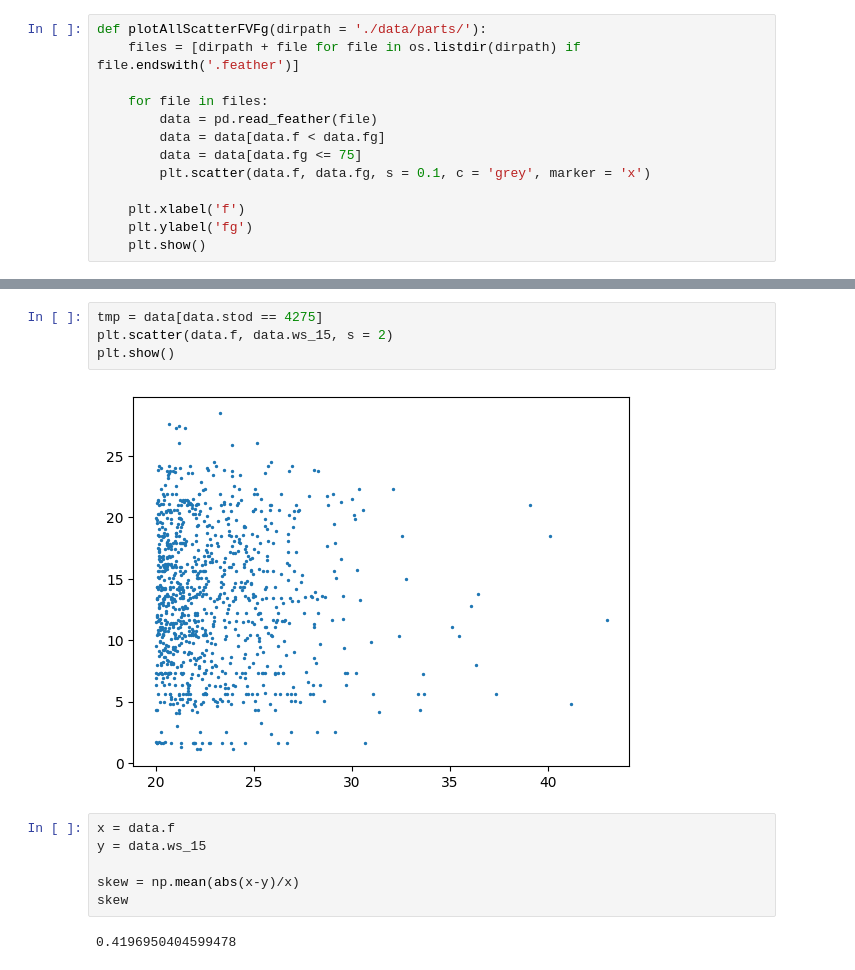
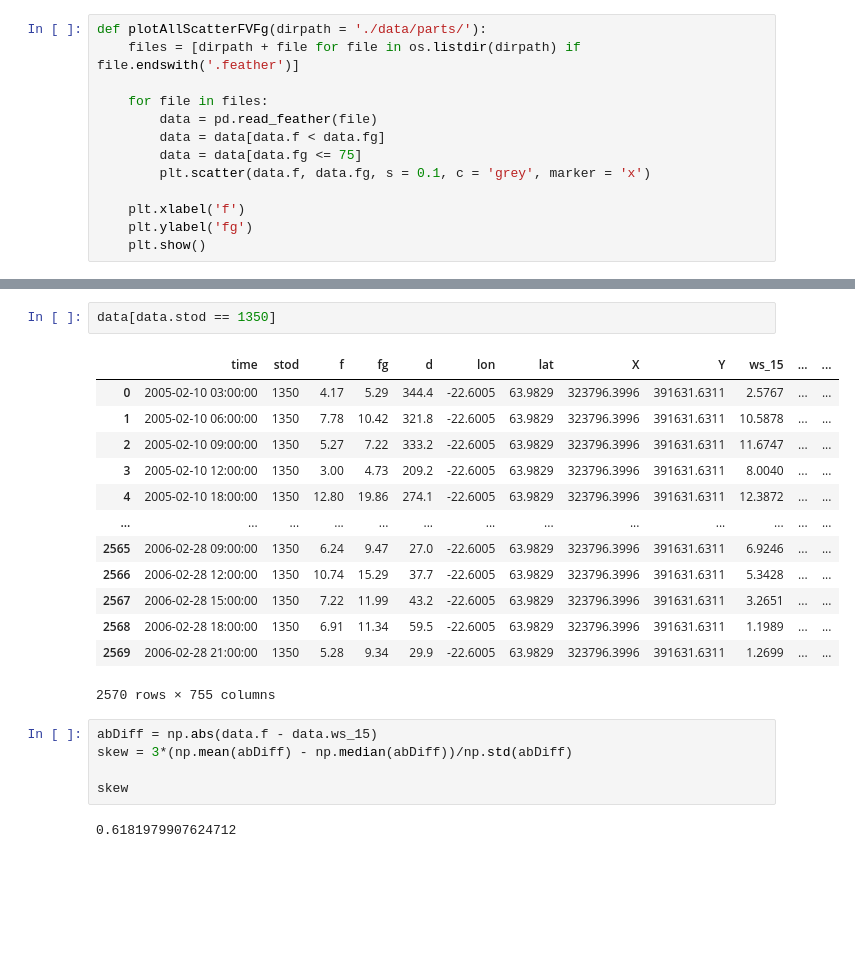
Before and after one commit to BrynjarGeir/lokaverkefni_vel, a Jupyter notebook: code/visualization/data_exploration.ipynb, the cells around one changed output, grey strips where cells are left out. Cells and saved outputs as stored; diff of their text form; blank space fills up the shorter version.

```diff
--- a/code/visualization/data_exploration.ipynb
+++ b/code/visualization/data_exploration.ipynb
@@ -190,14 +93,23 @@ plt.show()
-# %%
-tmp = data[data.stod == 4275]
-plt.scatter(data.f, data.ws_15, s = 2)
-plt.show()
-# %% [output]
-[figure, removed]
+# %%
+data[data.stod == 1350]
+# %% [output]
+|  | time | stod | f | fg | d | lon | lat | X | Y | ws_15 | ... | ... |
+| 0 | 2005-02-10 03:00:00 | 1350 | 4.17 | 5.29 | 344.4 | -22.6005 | 63.9829 | 323796.3996 | 391631.6311 | 2.5767 | ... | ... |
+| 1 | 2005-02-10 06:00:00 | 1350 | 7.78 | 10.42 | 321.8 | -22.6005 | 63.9829 | 323796.3996 | 391631.6311 | 10.5878 | ... | ... |
+| 2 | 2005-02-10 09:00:00 | 1350 | 5.27 | 7.22 | 333.2 | -22.6005 | 63.9829 | 323796.3996 | 391631.6311 | 11.6747 | ... | ... |
+| 3 | 2005-02-10 12:00:00 | 1350 | 3.00 | 4.73 | 209.2 | -22.6005 | 63.9829 | 323796.3996 | 391631.6311 | 8.0040 | ... | ... |
+| 4 | 2005-02-10 18:00:00 | 1350 | 12.80 | 19.86 | 274.1 | -22.6005 | 63.9829 | 323796.3996 | 391631.6311 | 12.3872 | ... | ... |
+| ... | ... | ... | ... | ... | ... | ... | ... | ... | ... | ... | ... | ... |
+| 2565 | 2006-02-28 09:00:00 | 1350 | 6.24 | 9.47 | 27.0 | -22.6005 | 63.9829 | 323796.3996 | 391631.6311 | 6.9246 | ... | ... |
+| 2566 | 2006-02-28 12:00:00 | 1350 | 10.74 | 15.29 | 37.7 | -22.6005 | 63.9829 | 323796.3996 | 391631.6311 | 5.3428 | ... | ... |
+| 2567 | 2006-02-28 15:00:00 | 1350 | 7.22 | 11.99 | 43.2 | -22.6005 | 63.9829 | 323796.3996 | 391631.6311 | 3.2651 | ... | ... |
+| 2568 | 2006-02-28 18:00:00 | 1350 | 6.91 | 11.34 | 59.5 | -22.6005 | 63.9829 | 323796.3996 | 391631.6311 | 1.1989 | ... | ... |
+| 2569 | 2006-02-28 21:00:00 | 1350 | 5.28 | 9.34 | 29.9 | -22.6005 | 63.9829 | 323796.3996 | 391631.6311 | 1.2699 | ... | ... |
+2570 rows × 755 columns
 # %%
-x = data.f
-y = data.ws_15
+abDiff = np.abs(data.f - data.ws_15)
+skew = 3*(np.mean(abDiff) - np.median(abDiff))/np.std(abDiff)
 
-skew = np.mean(abs(x-y)/x)
 skew
 # %% [output]
-0.4196950404599478
+0.6181979907624712
```
Also changed, not shown: parts of 19 cells of this notebook, 4 other files.
